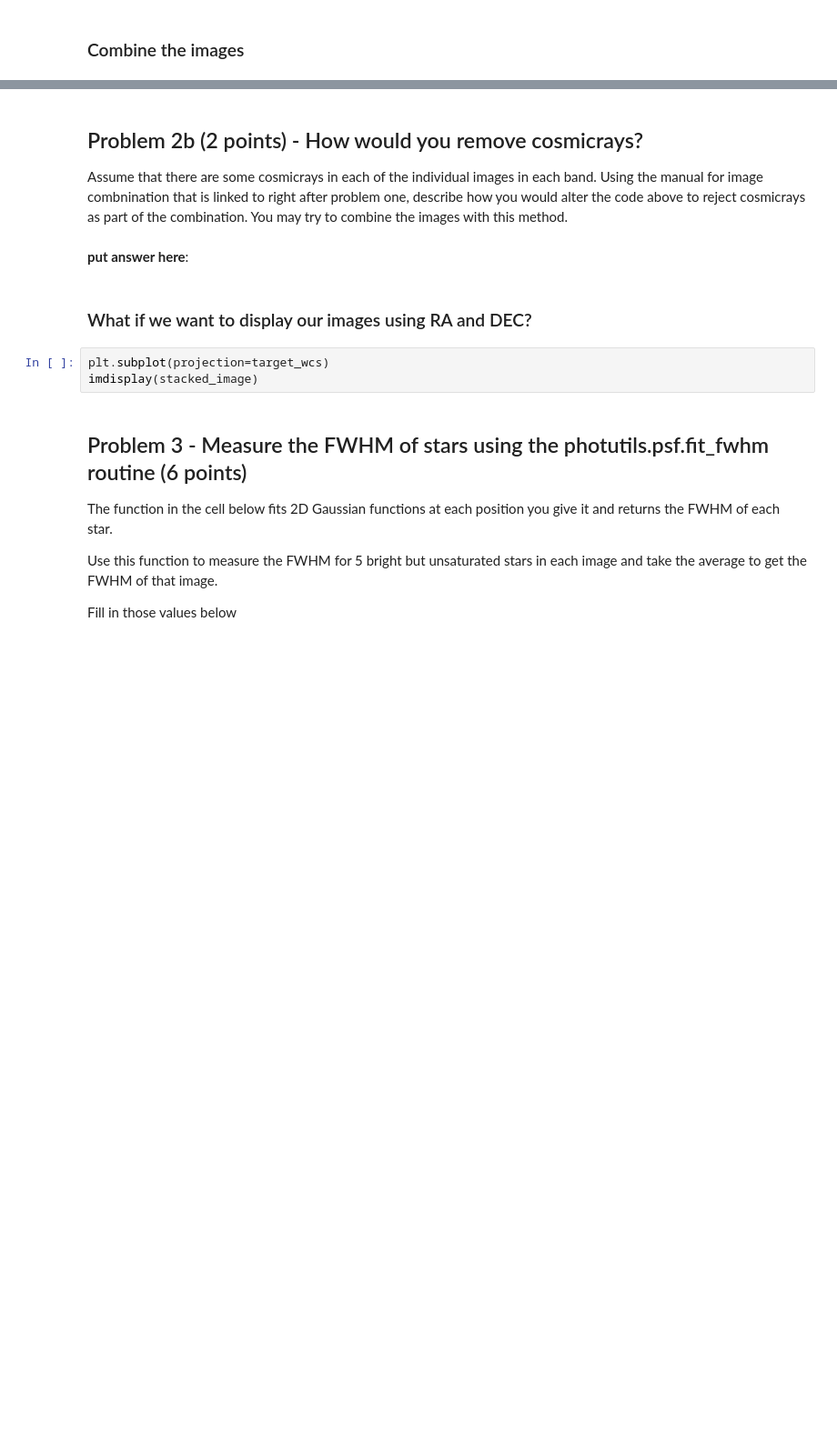
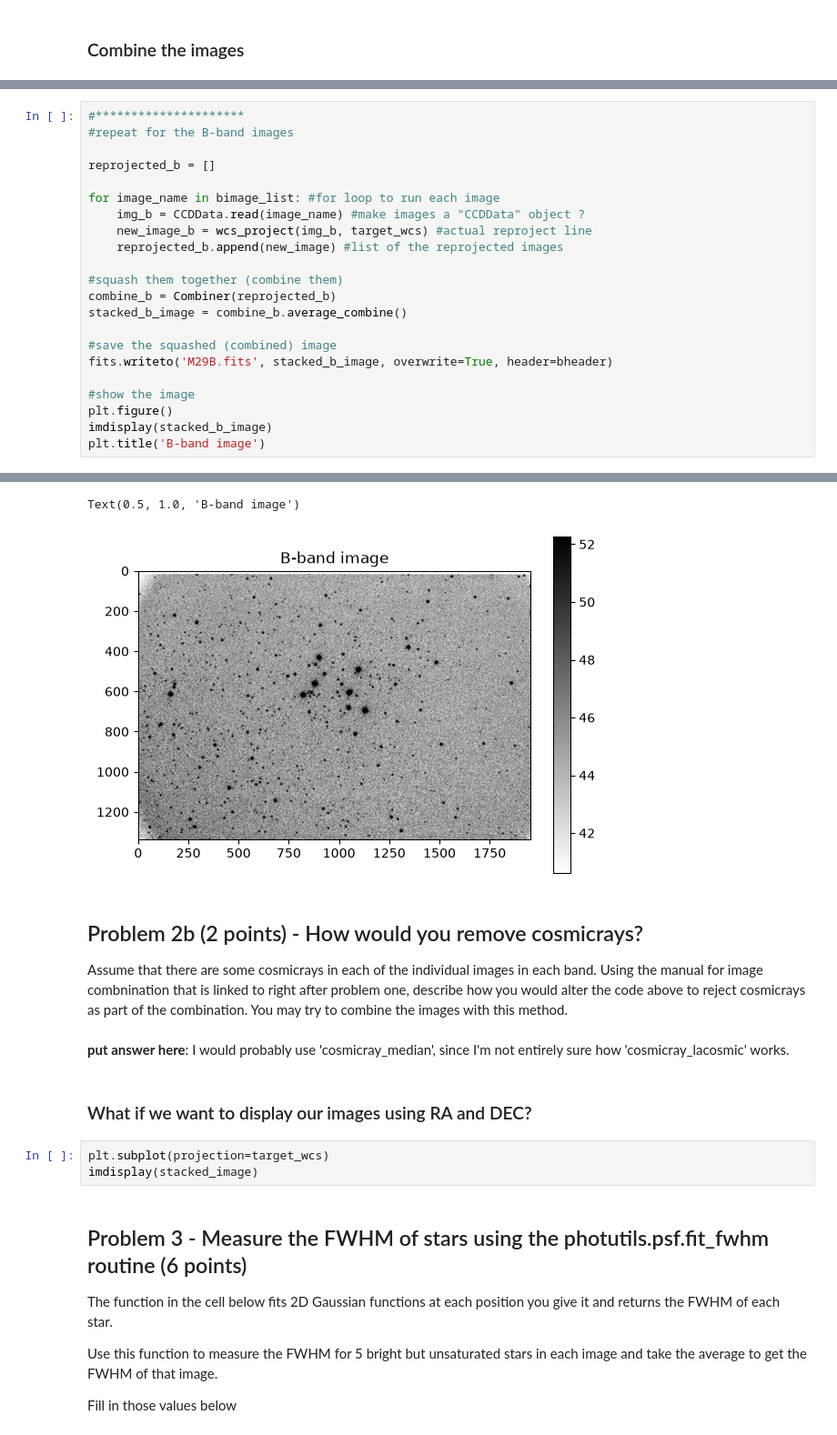
Before and after one commit to kaherink/Reductionproject_student, a Jupyter notebook: cluster_photometry_student.ipynb, the cells around one changed output, grey strips where cells are left out. Shown at 91% size. Saved outputs shown, nothing was run; the diff lists cells and outputs as text; blank space fills up the shorter version.

```diff
--- a/cluster_photometry_student.ipynb
+++ b/cluster_photometry_student.ipynb
@@ -218,0 +283,23 @@ You must new repeat this for the V and B-band images and trim all three images t
+# %%
+#*********************
+#repeat for the B-band images
+
+reprojected_b = []
+
+for image_name in bimage_list: #for loop to run each image
+    img_b = CCDData.read(image_name) #make images a "CCDData" object ?
+    new_image_b = wcs_project(img_b, target_wcs) #actual reproject line
+    reprojected_b.append(new_image) #list of the reprojected images
+
+#squash them together (combine them)
+combine_b = Combiner(reprojected_b)
+stacked_b_image = combine_b.average_combine()
+
+#save the squashed (combined) image
+fits.writeto('M29B.fits', stacked_b_image, overwrite=True, header=bheader)
+
+#show the image
+plt.figure()
+imdisplay(stacked_b_image)
+plt.title('B-band image')
+# %% [output]
@@ -219,9 +316,11 @@ You must new repeat this for the V and B-band images and trim all three images t
+Text(0.5, 1.0, 'B-band image')
+[figure, added]
 # %% [markdown]
 ## Problem 2b (2 points) - How would you remove cosmicrays?
 
 Assume that there are some cosmicrays in each of the individual images in each band.  Using the manual for image combnination that is linked to right after problem one, describe how you would alter the code above to reject cosmicrays as part of the combination.  You may try to combine the images with this method.
-# %% [markdown]
-**put answer here**:
+# %% [markdown]
+**put answer here**: I would probably use 'cosmicray_median', since I'm not entirely sure how 'cosmicray_lacosmic' works.
 # %% [markdown]
 ### What if we want to display our images using RA and DEC?
 # %%
```
Also changed, not shown: parts of 8 cells of this notebook.
